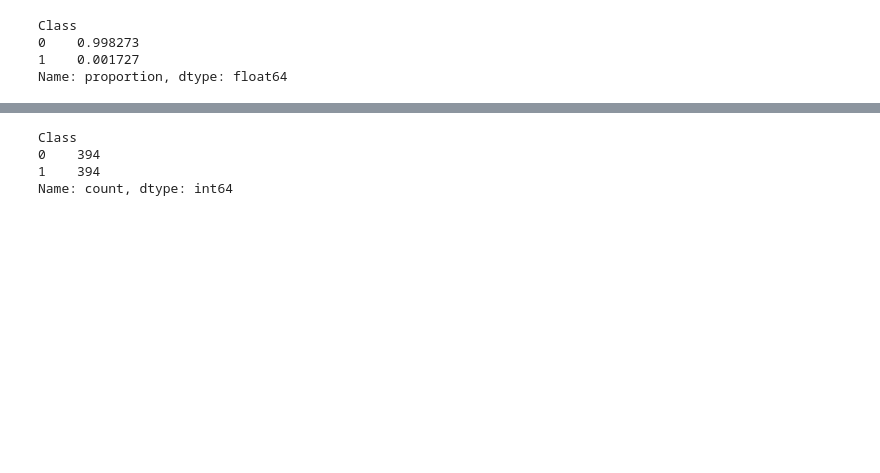
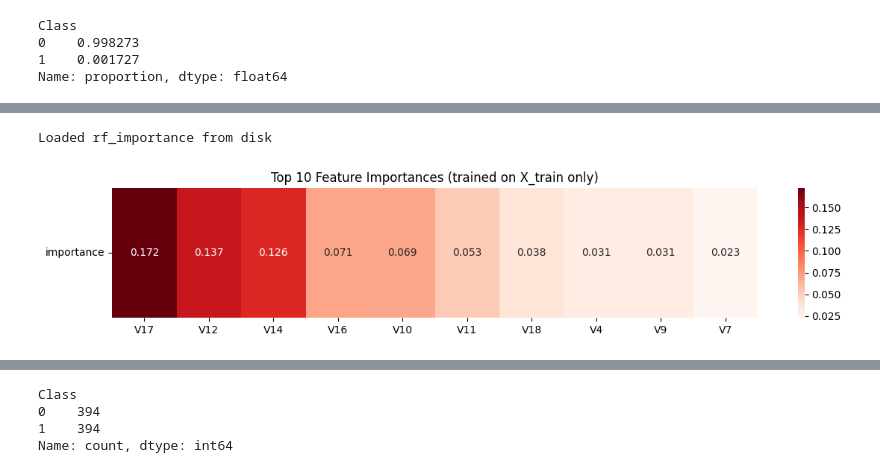
Before and after one commit to mpaturi/portfolio-projects, a Jupyter notebook: ML/Credit-Fraud/notebooks/creditcardfraud.ipynb, the cells around one changed output, grey strips where cells are left out. Cells and saved outputs as stored; diff of their text form; code cells hidden in the pictures; blank space fills up the shorter version.

```diff
--- a/ML/Credit-Fraud/notebooks/creditcardfraud.ipynb
+++ b/ML/Credit-Fraud/notebooks/creditcardfraud.ipynb
@@ -145,0 +87,56 @@ plt.show()
+# %%
+from sklearn.model_selection import train_test_split
+
+X = df.drop(columns='Class')
+y = df['Class']
+
+X_train, X_test, y_train, y_test = train_test_split(
+    X,
+    y,
+    test_size=0.2,
+    random_state=42,
+    stratify=y
+)
+# %%
+import os
+import joblib
+from sklearn.ensemble import RandomForestClassifier
+import pandas as pd
+import seaborn as sns
+import matplotlib.pyplot as plt
+
+IMPORTANCE_PATH = "models/rf_importance.pkl"
+
+if os.path.exists(IMPORTANCE_PATH):
+    rf_importance = joblib.load(IMPORTANCE_PATH)
+    print("Loaded rf_importance from disk")
+else:
+    rf_importance = RandomForestClassifier(n_estimators=200, random_state=42)
+    rf_importance.fit(X_train, y_train)
+    os.makedirs("models", exist_ok=True)
+    joblib.dump(rf_importance, IMPORTANCE_PATH)
+    print("Trained and saved rf_importance")
+
+# Build feature importance Series
+feature_importances = pd.Series(
+    rf_importance.feature_importances_,
+    index=X_train.columns,
+    name='importance'
+).sort_values(ascending=False)
+
+# Plot top 10
+top_n = 10
+top_features = feature_importances.head(top_n)
+
+heatmap_df = top_features.to_frame().T
+heatmap_df.index = ['importance']
+
+plt.figure(figsize=(12, 2.5))
+sns.heatmap(heatmap_df, annot=True, fmt='.3f', cmap='Reds', cbar=True)
+plt.yticks(rotation=0)
+plt.title(f'Top {top_n} Feature Importances (trained on X_train only)')
+plt.tight_layout()
+plt.show()
+# %% [output]
+Loaded rf_importance from disk
+[figure, added]
```
Also changed, not shown: parts of 43 cells of this notebook, 1 other file.
